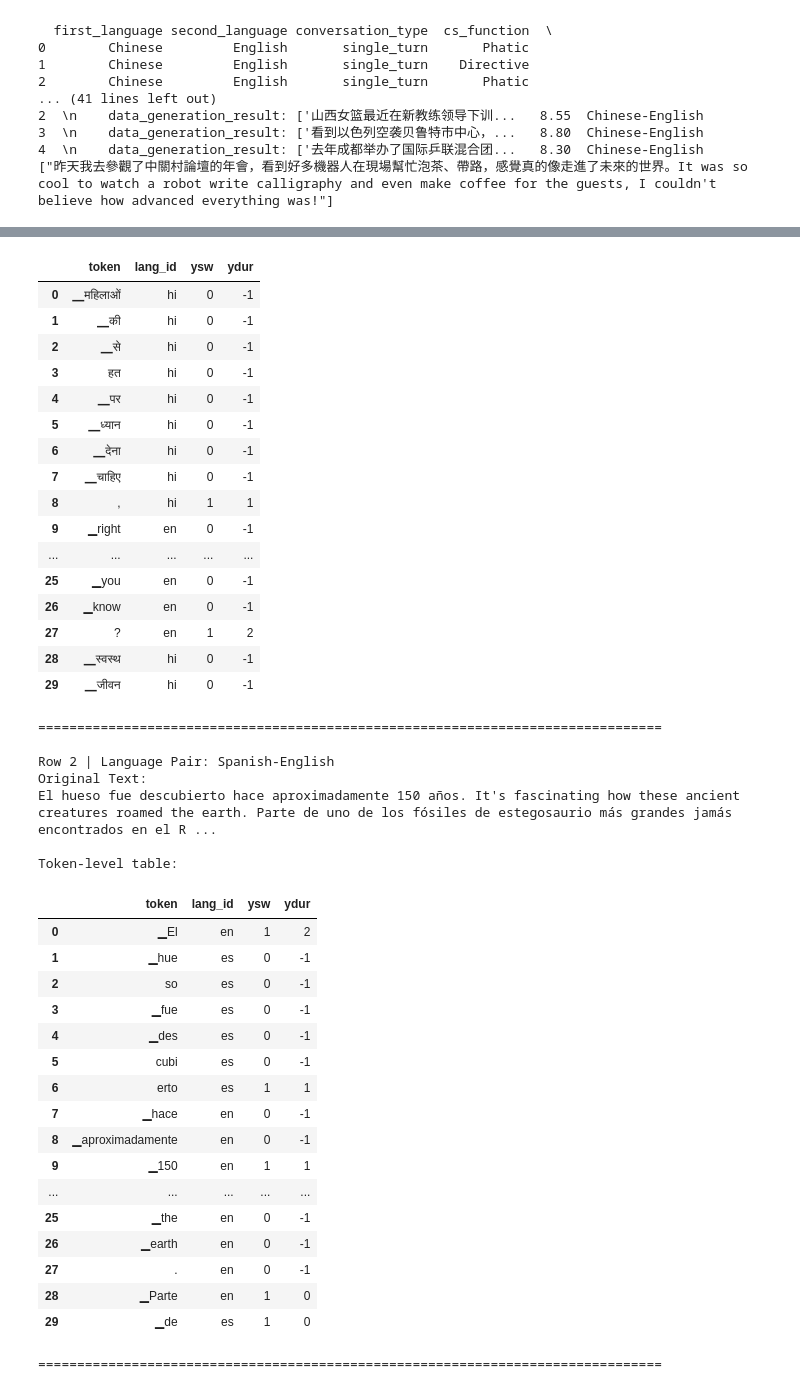
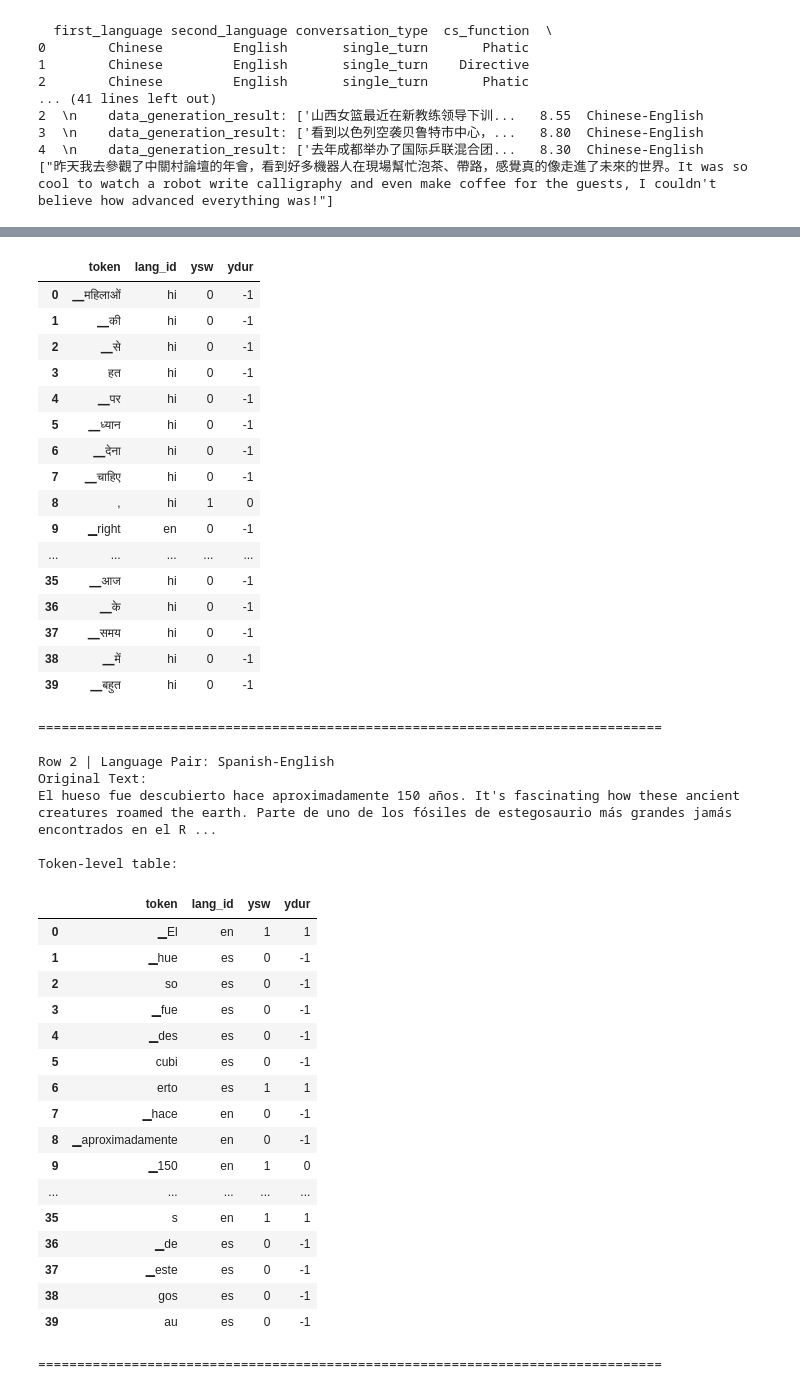
Before and after one commit to JingjingJi94/Multilingual_Code_Switch_Prediction-ML, a Jupyter notebook: Proprocess.ipynb, the cells around one changed output, grey strips where cells are left out. Saved outputs shown, nothing was run; the diff lists cells and outputs as text; code cells hidden in the pictures.

```diff
--- a/Proprocess.ipynb
+++ b/Proprocess.ipynb
@@ -116,6 +122,6 @@ Filtered dataset shape: (24949, 20)
 # %%
-main_model_name = "xlm-roberta-base"   # or whatever model backbone you will use
-tokenizer = AutoTokenizer.from_pretrained(main_model_name)
+# this section help visualize data on 3 test samples, one from each language pair selected.
+# The next section treats entire dataset for selected language pair
 
 # Filter df_filtered for only those pairs
 df_subset = df_filtered[df_filtered["language_pair"].isin(
@@ -144,7 +150,7 @@ for idx, row in df_subset.iterrows():
     })
 
     # show first 30 tokens for readability, remove .head() to show all
-    display(table.head(30))
+    display(table.head(40))
 
     print("\n" + "="*80 + "\n")
 # %% [output]
@@ -173,36 +179,36 @@ Token-level table:
 ================================================================================
 
 Row 1 | Language Pair: Hindi-English
 Original Text:
 महिलाओं की सेहत पर ध्यान देना चाहिए, right? डॉक्टर से समय-समय पर चेकअप करवाना जरूरी है, you know? स्वस्थ जीवनशैली अपनाना आज के समय में बहुत जरूरी है, isn't it? रोजाना व्यायाम करना हर किसी के लिए फायदे ...
 
 Token-level table:
 |  | token | lang_id | ysw | ydur |
 | 0 | ▁महिलाओं | hi | 0 | -1 |
 | 1 | ▁की | hi | 0 | -1 |
 | 2 | ▁से | hi | 0 | -1 |
 | 3 | हत | hi | 0 | -1 |
 | 4 | ▁पर | hi | 0 | -1 |
 | 5 | ▁ध्यान | hi | 0 | -1 |
 | 6 | ▁देना | hi | 0 | -1 |
 | 7 | ▁चाहिए | hi | 0 | -1 |
-| 8 | , | hi | 1 | 1 |
+| 8 | , | hi | 1 | 0 |
 | 9 | ▁right | en | 0 | -1 |
 | ... | ... | ... | ... | ... |
-| 25 | ▁you | en | 0 | -1 |
-| 26 | ▁know | en | 0 | -1 |
-| 27 | ? | en | 1 | 2 |
-| 28 | ▁स्वस्थ | hi | 0 | -1 |
-| 29 | ▁जीवन | hi | 0 | -1 |
+| 35 | ▁आज | hi | 0 | -1 |
+| 36 | ▁के | hi | 0 | -1 |
+| 37 | ▁समय | hi | 0 | -1 |
+| 38 | ▁में | hi | 0 | -1 |
+| 39 | ▁बहुत | hi | 0 | -1 |
 ================================================================================
 
 Row 2 | Language Pair: Spanish-English
 Original Text:
 El hueso fue descubierto hace aproximadamente 150 años. It's fascinating how these ancient creatures roamed the earth. Parte de uno de los fósiles de estegosaurio más grandes jamás encontrados en el R ...
 
 Token-level table:
 |  | token | lang_id | ysw | ydur |
-| 0 | ▁El | en | 1 | 2 |
+| 0 | ▁El | en | 1 | 1 |
 | 1 | ▁hue | es | 0 | -1 |
 | 2 | so | es | 0 | -1 |
 | 3 | ▁fue | es | 0 | -1 |
@@ -211,13 +217,13 @@ Token-level table:
 | 6 | erto | es | 1 | 1 |
 | 7 | ▁hace | en | 0 | -1 |
 | 8 | ▁aproximadamente | en | 0 | -1 |
-| 9 | ▁150 | en | 1 | 1 |
+| 9 | ▁150 | en | 1 | 0 |
 | ... | ... | ... | ... | ... |
-| 25 | ▁the | en | 0 | -1 |
-| 26 | ▁earth | en | 0 | -1 |
-| 27 | . | en | 0 | -1 |
-| 28 | ▁Parte | en | 1 | 0 |
-| 29 | ▁de | es | 1 | 0 |
+| 35 | s | en | 1 | 1 |
+| 36 | ▁de | es | 0 | -1 |
+| 37 | ▁este | es | 0 | -1 |
+| 38 | gos | es | 0 | -1 |
+| 39 | au | es | 0 | -1 |
 ================================================================================
 # %%
 # Apply tokenization and labelling to entire dataset with chosen language pair
```
Also changed, not shown: parts of 4 cells of this notebook.
